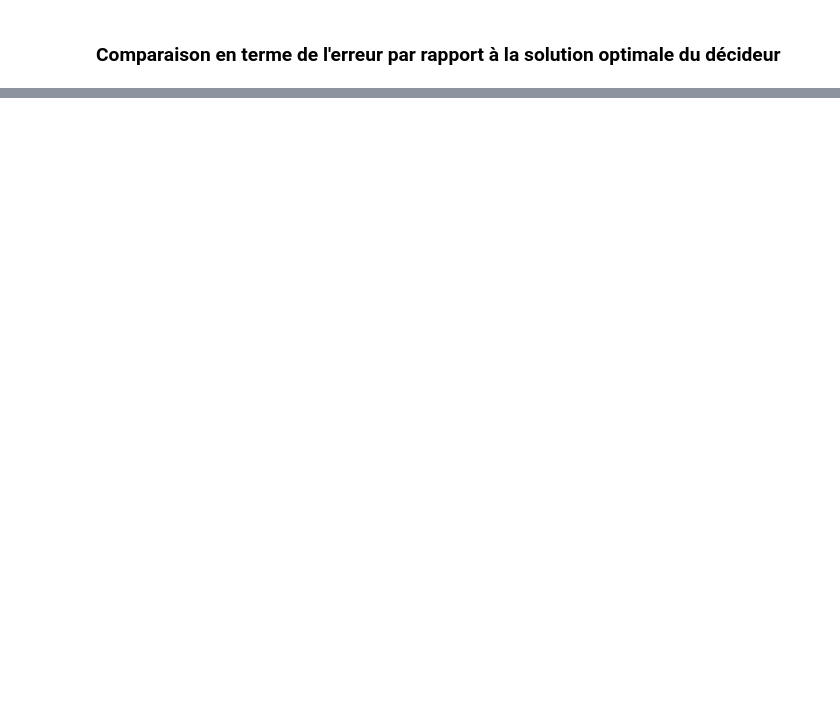
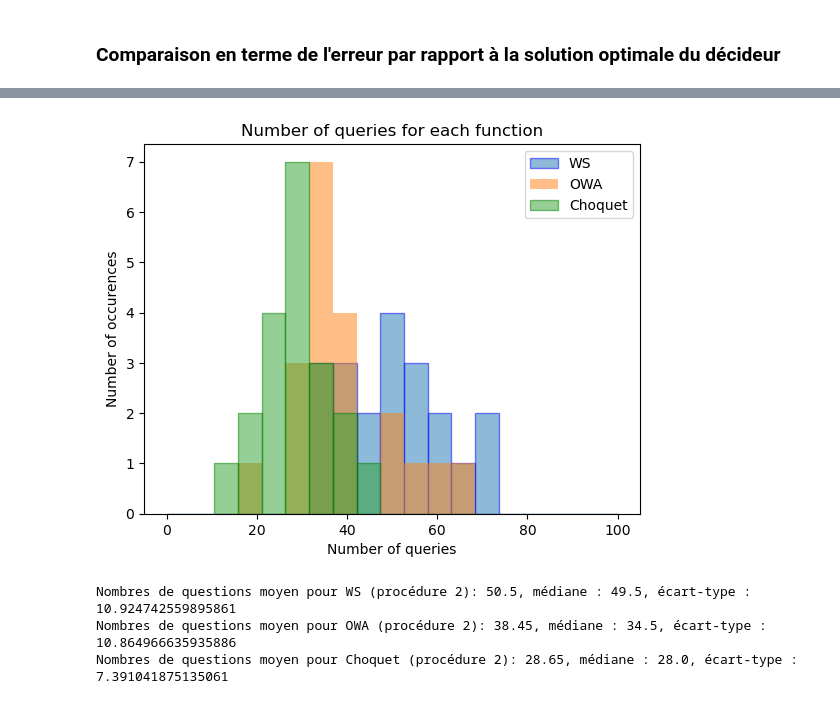
Before and after one commit to Zectalier/MADMC-sac-a-dos, a Jupyter notebook: analyse.ipynb, the cells around one changed output, grey strips where cells are left out. Cells and saved outputs as stored; diff of their text form; code cells hidden in the pictures; blank space fills up the shorter version.

```diff
--- a/analyse.ipynb
+++ b/analyse.ipynb
@@ -265,0 +269,30 @@ Temps d'éxecution (procédure 2) moyen pour OWA : 0.9303430145234051, médiane
+# %%
+all_queries_ws2 = [d.tail(1)["Number Queries"] for d in ws_data_2]
+all_queries_owa2 = [d.tail(1)["Number Queries"] for d in owa_data_2]
+all_queries_choquet2 = [d.tail(1)["Number Queries"] for d in choquet_data_2]
+
+
+all_queries_ws2 = np.array(all_queries_ws2).flatten()
+all_queries_owa2 = np.array(all_queries_owa2).flatten()
+all_queries_choquet2 = np.array(all_queries_choquet2).flatten()
+
+bins = np.linspace(0, 100, 20)
+
+#Plotting histograms with the number of queries for each function on the same figure
+plt.hist(all_queries_ws2, bins, edgecolor="blue", alpha = 0.5, label="WS")
+plt.hist(all_queries_owa2, bins, alpha = 0.5, label="OWA")
+plt.hist(all_queries_choquet2, bins, edgecolor="green", alpha = 0.5, label="Choquet")
+plt.legend(loc='upper right')
+plt.title("Number of queries for each function")
+plt.xlabel("Number of queries")
+plt.ylabel("Number of occurences")
+plt.show()
+
+print("Nombres de questions moyen pour WS (procédure 2): " + str(np.mean(all_queries_ws2)) + ", médiane : " + str(np.median(all_queries_ws2)) + ", écart-type : " + str(np.std(all_queries_ws2)))
+print("Nombres de questions moyen pour OWA (procédure 2): " + str(np.mean(all_queries_owa2)) + ", médiane : " + str(np.median(all_queries_owa2)) + ", écart-type : " + str(np.std(all_queries_owa2)))
+print("Nombres de questions moyen pour Choquet (procédure 2): " + str(np.mean(all_queries_choquet2)) + ", médiane : " + str(np.median(all_queries_choquet2)) + ", écart-type : " + str(np.std(all_queries_choquet2)))
+# %% [output]
+[figure, added]
+Nombres de questions moyen pour WS (procédure 2): 50.5, médiane : 49.5, écart-type : 10.924742559895861
+Nombres de questions moyen pour OWA (procédure 2): 38.45, médiane : 34.5, écart-type : 10.864966635935886
+Nombres de questions moyen pour Choquet (procédure 2): 28.65, médiane : 28.0, écart-type : 7.391041875135061
```
Also changed, not shown: parts of 7 cells of this notebook, 4 other files.
